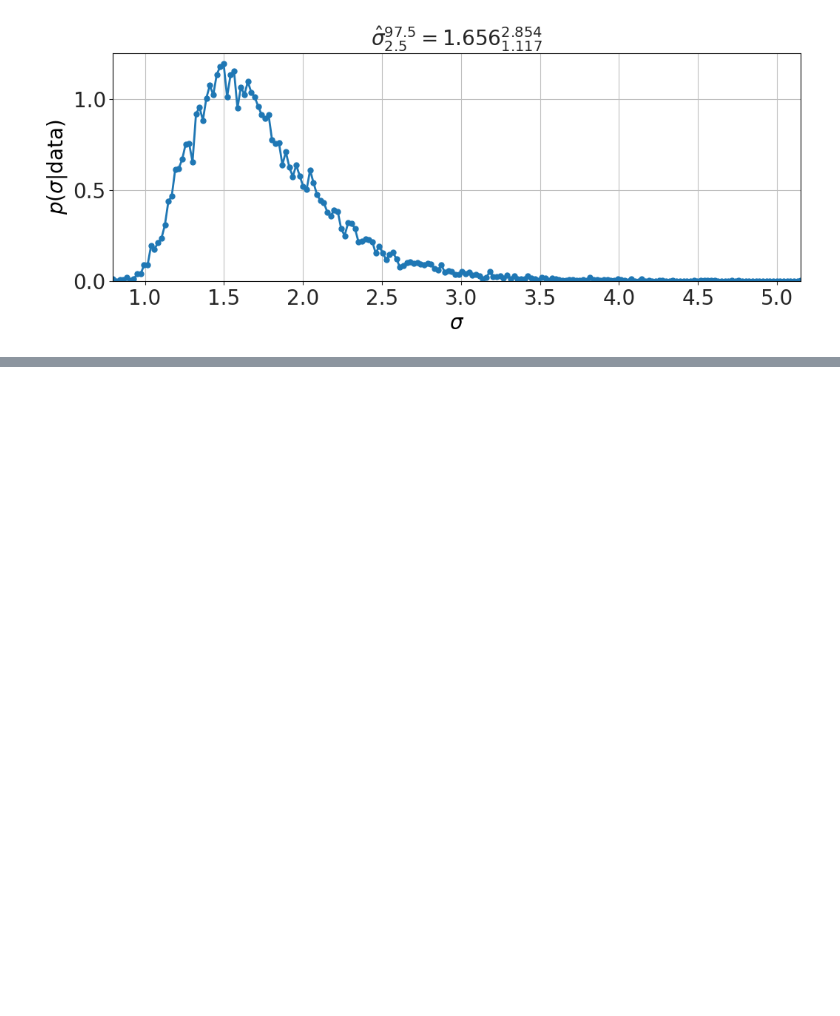
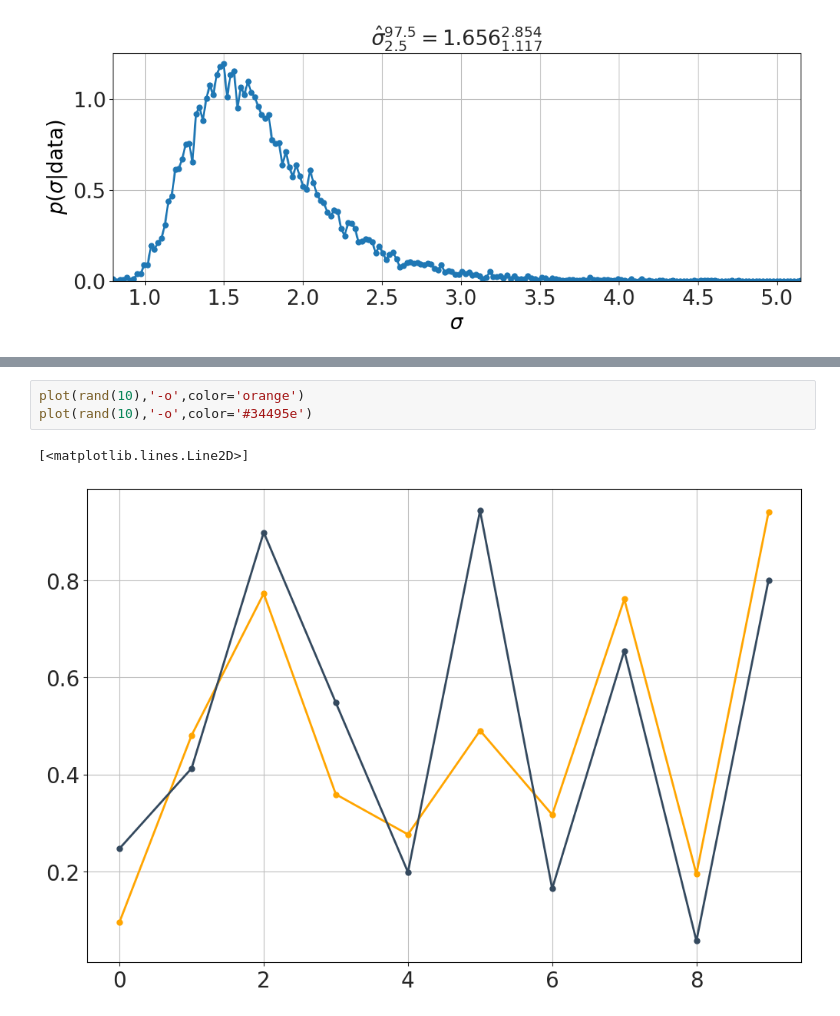
Before and after one commit to bblais/Computer-Programming-for-the-Sciences-Spring-2024, a Jupyter notebook: Sprint #3 - Probability and Uncertainty/2024-04-02 - pyndamics linear regression.ipynb, the cells around one changed output, grey strips where cells are left out. Drawn from its saved outputs; the diff is of its cells as text; blank space fills up the shorter version.

```diff
--- a/Sprint #3 - Probability and Uncertainty/2024-04-02 - pyndamics linear regression.ipynb
+++ b/Sprint #3 - Probability and Uncertainty/2024-04-02 - pyndamics linear regression.ipynb
@@ -73,0 +93,6 @@ model.plot_distributions()
+# %%
+plot(rand(10),'-o',color='orange')
+plot(rand(10),'-o',color='#34495e')
+# %% [output]
+[<matplotlib.lines.Line2D>]
+[figure, added]
```
Also changed, not shown: parts of 2 cells of this notebook, 1 other file.
